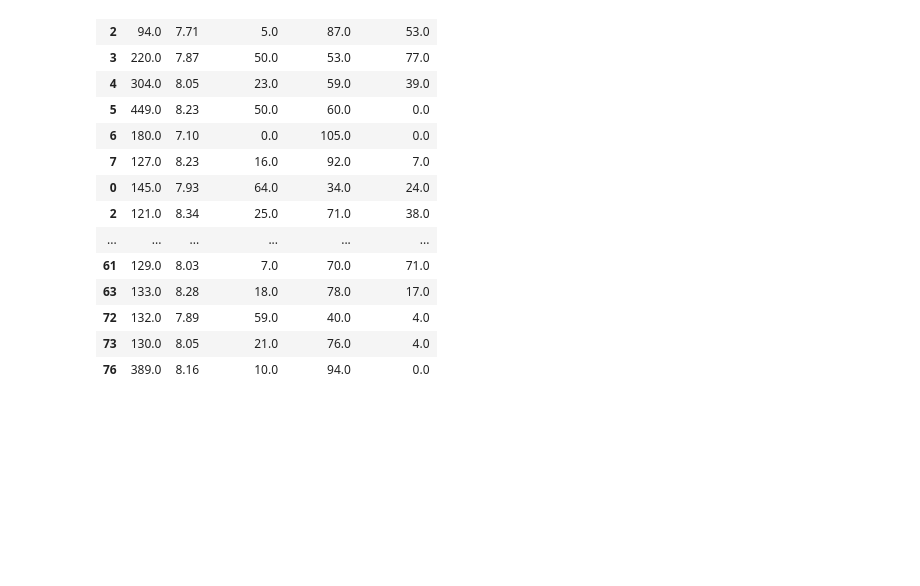
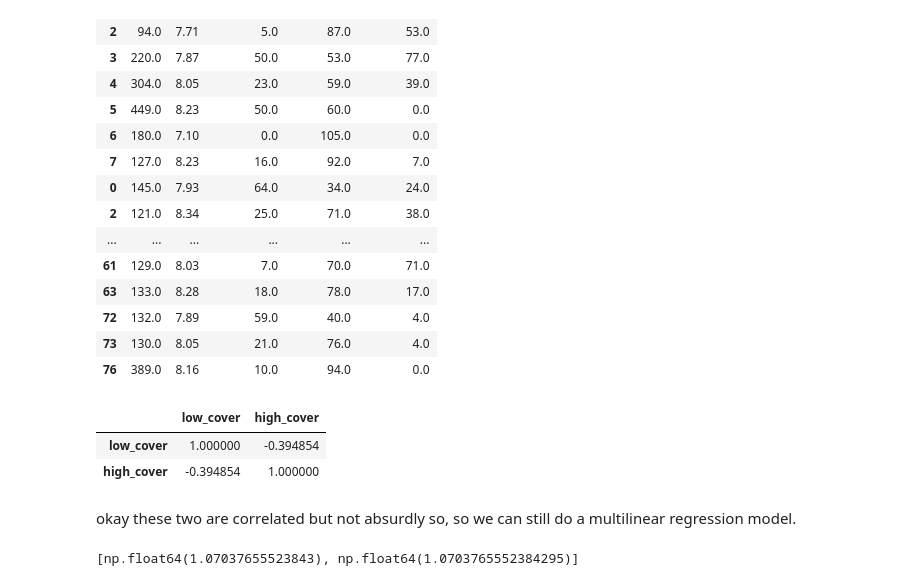
Before and after one commit to Sari-Parvillers/watergroup-peru, a Jupyter notebook: data_exploring.ipynb, the cells around one changed output. Drawn from its saved outputs; the diff is of its cells as text; code cells hidden in the pictures; blank space fills up the shorter version.

Commit message:
multilinear regression done for vegetables and ph and EC

```diff
--- a/data_exploring.ipynb
+++ b/data_exploring.ipynb
@@ -413,0 +417,16 @@ df_veg_modelling_full = df_veg_modelling_full.drop('bare_cover', axis=1)
+# %%
+df_veg_modelling_full[['low_cover', 'high_cover']].corr(method='spearman')
+# %% [output]
+|  | low_cover | high_cover |
+| low_cover | 1.000000 | -0.394854 |
+| high_cover | -0.394854 | 1.000000 |
+# %% [markdown]
+okay these two are correlated but not absurdly so, so we can still do a multilinear regression model.
+# %%
+import statsmodels.api as sm
+from statsmodels.stats.outliers_influence import variance_inflation_factor
+
+X = sm.add_constant(df_veg_modelling_full[["high_cover", "low_cover"]])
+print([variance_inflation_factor(X.values, i) for i in range(1, X.shape[1])])
+# %% [output]
+[np.float64(1.07037655523843), np.float64(1.0703765552384295)]
```
Also changed, not shown: parts of 10 cells of this notebook.
